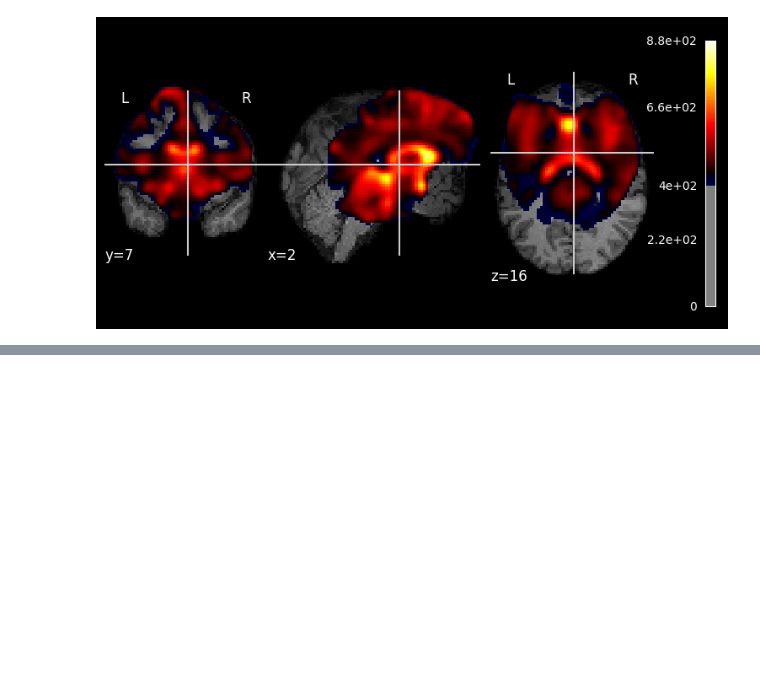
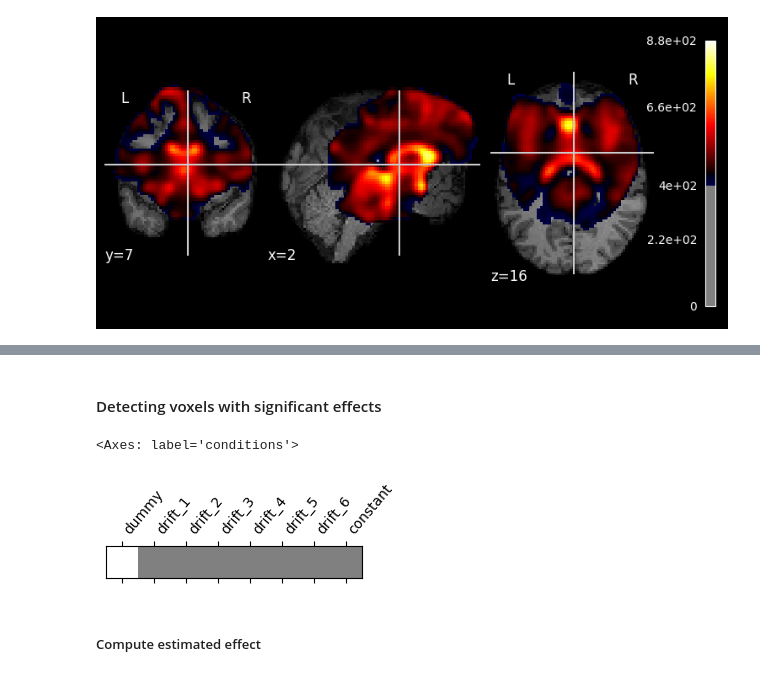
Before and after one commit to jancayan/Single-Subject-Working-Memory-Analysis, a Jupyter notebook: Nov6_notebooks/jennifer_visualization.ipynb, the cells around one changed output, grey strips where cells are left out. Cells and saved outputs as stored; diff of their text form; code cells hidden in the pictures; blank space fills up the shorter version.

```diff
--- a/Nov6_notebooks/jennifer_visualization.ipynb
+++ b/Nov6_notebooks/jennifer_visualization.ipynb
@@ -144,0 +133,17 @@ contrasts = {
+# %% [markdown]
+#### Detecting voxels with significant effects
+# %%
+import numpy as np
+
+n_regressors = design_matrix.shape[1]
+activation = np.zeros(n_regressors)
+activation[0] = 1
+
+from nilearn.plotting import plot_contrast_matrix
+
+plot_contrast_matrix(contrast_def=activation, design_matrix=design_matrix)
+# %% [output]
+<Axes: label='conditions'>
+[figure, added]
+# %% [markdown]
+##### Compute estimated effect
```
Also changed, not shown: parts of 37 cells of this notebook, 4 other files.
